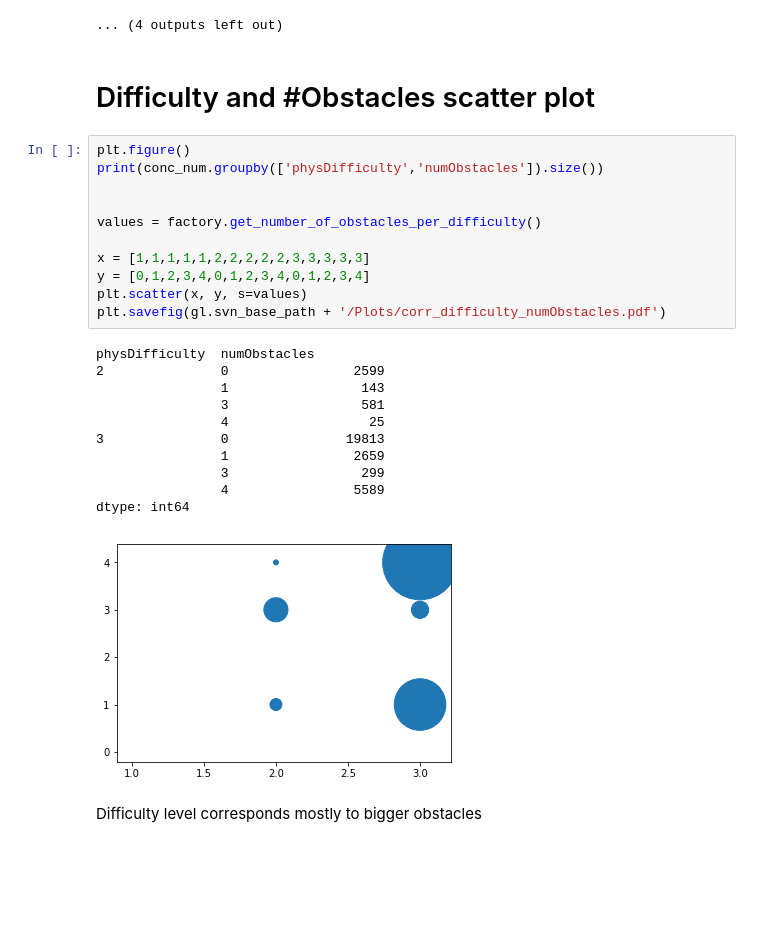
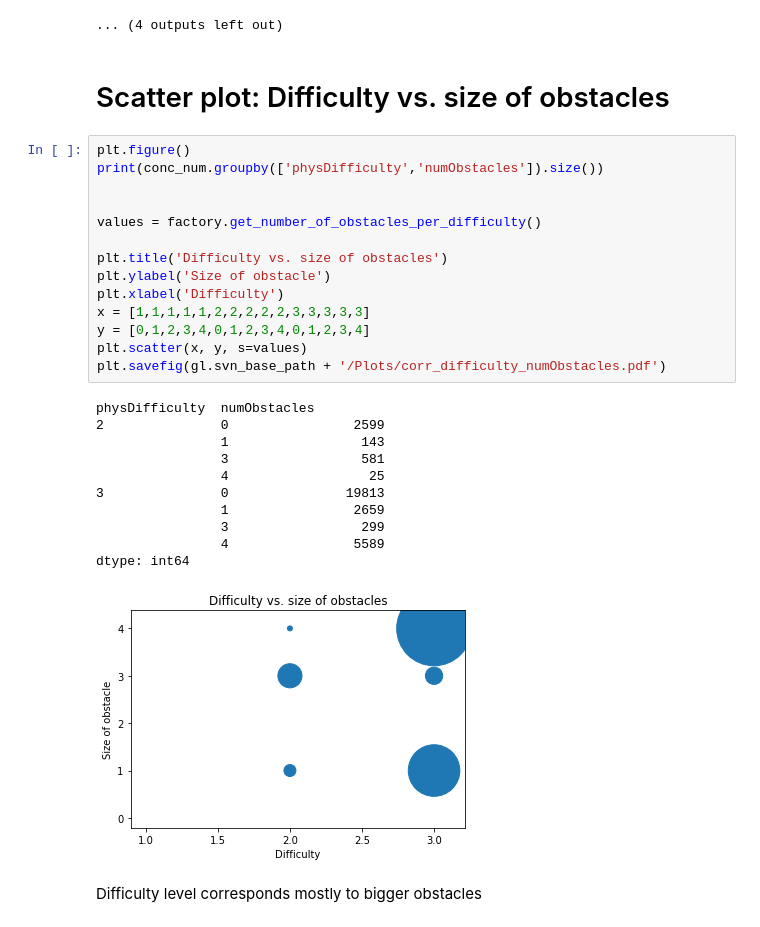
Before and after one commit to bastianmorath/4Ps-Plunder-Planet, a Jupyter notebook: jn_main.ipynb, the cells around one changed output. Saved outputs shown, nothing was run; the diff lists cells and outputs as text; blank space fills up the shorter version.

```diff
--- a/jn_main.ipynb
+++ b/jn_main.ipynb
@@ -184,31 +183,34 @@ difficulty_corr_plot('Points')
 [figure]
 [figure]
 ... (4 outputs left out)
-# %% [markdown]
-# Difficulty and #Obstacles scatter plot
+# %% [markdown]
+# Scatter plot: Difficulty vs. size of obstacles
 # %%
 plt.figure()
 print(conc_num.groupby(['physDifficulty','numObstacles']).size())
 
 
 values = factory.get_number_of_obstacles_per_difficulty()
 
+plt.title('Difficulty vs. size of obstacles')
+plt.ylabel('Size of obstacle')
+plt.xlabel('Difficulty')
 x = [1,1,1,1,1,2,2,2,2,2,3,3,3,3,3]
 y = [0,1,2,3,4,0,1,2,3,4,0,1,2,3,4]
 plt.scatter(x, y, s=values)
 plt.savefig(gl.svn_base_path + '/Plots/corr_difficulty_numObstacles.pdf')
 # %% [output]
 physDifficulty  numObstacles
 2               0                2599
                 1                 143
                 3                 581
                 4                  25
 3               0               19813
                 1                2659
                 3                 299
                 4                5589
 dtype: int64
-[figure, old version]
+[figure, new version]
 # %% [markdown]
 Difficulty level corresponds mostly to bigger obstacles
 # %% [markdown]
```
Also changed, not shown: parts of 10 cells of this notebook, 38 other files.
